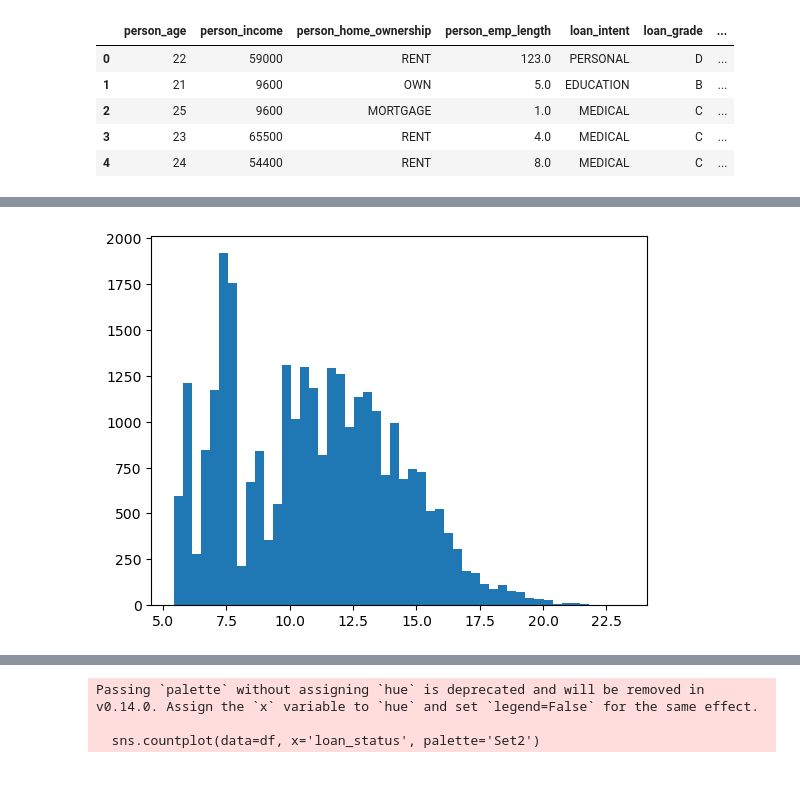
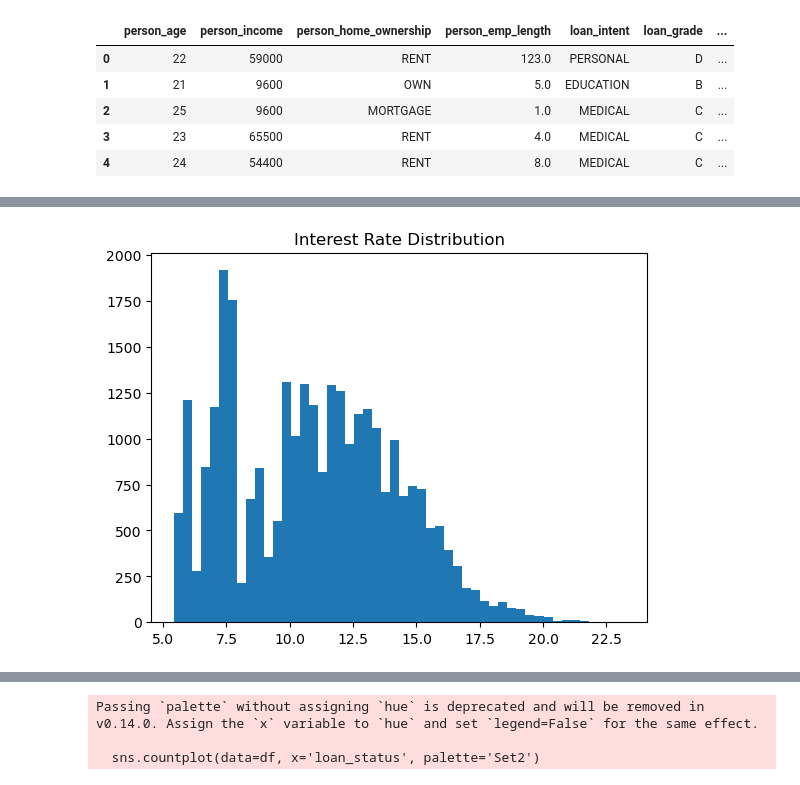
Before and after one commit to Megh-Patel/Credit-Assessment, a Jupyter notebook: assessment.ipynb, the cells around one changed output, grey strips where cells are left out. Cells and saved outputs as stored; diff of their text form; code cells hidden in the pictures.

```diff
--- a/assessment.ipynb
+++ b/assessment.ipynb
@@ -90,5 +65,6 @@ df.loc[df['loan_int_rate'].isna()]
 # %%
 plt.hist(df['loan_int_rate'], bins=50)
+plt.title('Interest Rate Distribution')
 plt.show()
 # %% [output]
-[figure, old version]
+[figure, new version]
```
Also changed, not shown: parts of 81 cells of this notebook.
